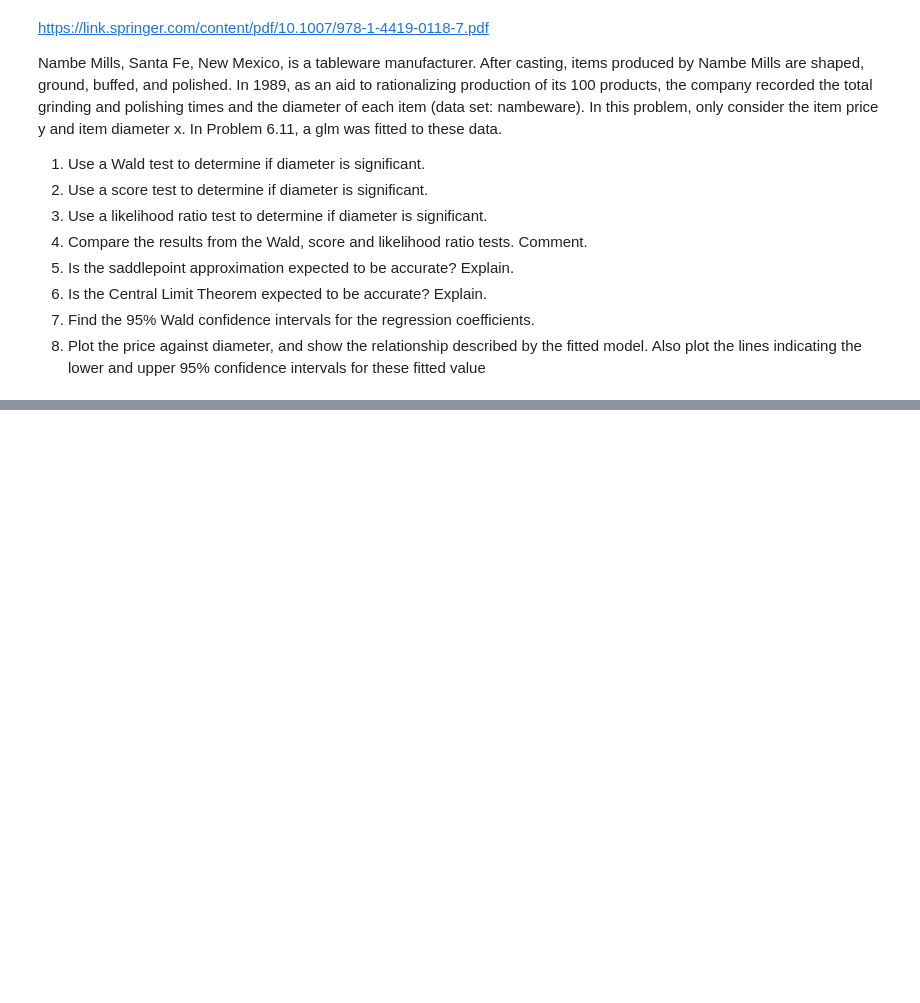
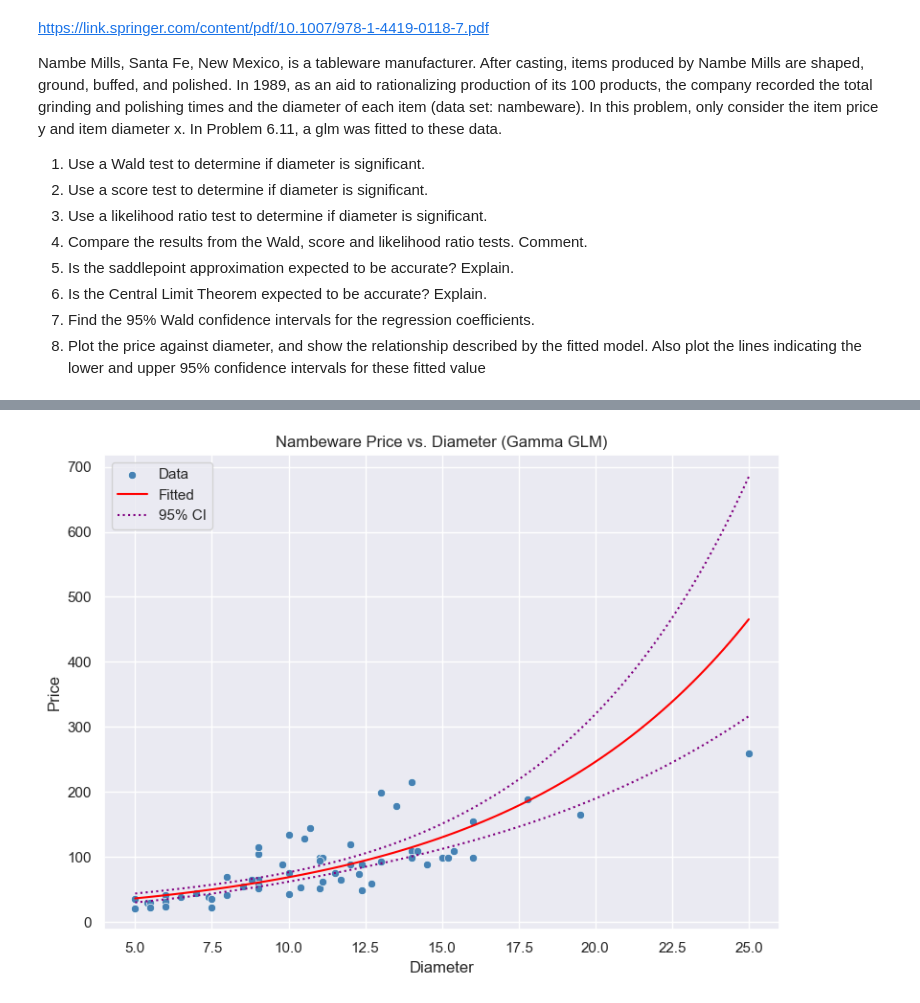
Before and after one commit to gulierus/ZLMA, a Jupyter notebook: 01ZLMA_ex04_GLM_model_testing_and_selection.ipynb, the cells around one changed output, grey strips where cells are left out. Drawn from its saved outputs; the diff is of its cells as text; code cells hidden in the pictures; blank space fills up the shorter version.

```diff
--- a/01ZLMA_ex04_GLM_model_testing_and_selection.ipynb
+++ b/01ZLMA_ex04_GLM_model_testing_and_selection.ipynb
@@ -1008,0 +1667,85 @@ plt.show()
+# %%
+import statsmodels.api as sm
+import statsmodels.formula.api as smf
+
+# Nejdříve si vytvoříme nulový model (model bez prediktoru Diam) pro porovnání
+model_null = smf.glm(formula='Price ~ 1',
+                     data=nambeware,
+                     family=sm.families.Gamma(link=sm.families.links.log())).fit()
+
+# 1. Wald test: Is diameter significant?
+#    (Hint: check the summary z-value and p-value for Diam)
+print("--- 1. Wald test ---")
+# Vytiskne konkrétní Waldův test pro proměnnou Diam
+print(model_full.wald_test('Diam = 0'))
+# (Hodnoty t/z-statistiky a p-hodnoty můžeš také vidět přímo v model_full.summary())
+
+
+# 2. Score (Rao) test
+#    (Hint: use the Anova helper with test='rao')
+print("\n--- 2. Score (Rao) test ---")
+# Využití importované funkce Anova z helpers.py
+print(anova(model_null, model_full, test='rao'))
+
+
+# 3. Likelihood ratio test
+#    (Hint: compare model_null vs model_full using LRT)
+print("\n--- 3. Likelihood ratio test ---")
+# Využití importované funkce Anova pro LRT
+print(anova(model_null, model_full, test='LRT'))
+
+
+# 4. Compare results from all three tests
+print("\n--- 4. Compare results ---")
+print("Všechny tři testy (Wald, Score i LRT) by měly ukazovat velmi nízkou p-hodnotu (blížící se 0).")
+print("To znamená, že zamítáme nulovou hypotézu a potvrzujeme, že průměr ('Diam') je statisticky")
+print("vysoce signifikantním prediktorem ceny ('Price'). Jelikož máme dostatek dat,")
+print("výsledky všech tří asymptotických testů se vzájemně shodují.")
+
+
+# 7. 95% Wald confidence intervals for regression coefficients
+print("\n--- 7. 95% Wald confidence intervals ---")
+print(model_full.conf_int())
+
+# Assuming 'nambeware' DataFrame is already loaded into your environment
+
+# Fit the Gamma GLM (predicting Price from Diameter)
+# A log link is typically used for modeling positive, continuous variables like Price
+model_full = smf.glm(formula='Price ~ Diam',
+                     data=nambeware,
+                     family=sm.families.Gamma(link=sm.families.links.log())).fit()
+
+# Print the model summary to check coefficients and deviance
+print(model_full.summary())
+
+# 7. 95% Wald confidence intervals for regression coefficients
+print("\n--- 95% Wald Confidence Intervals ---")
+print(model_full.conf_int())
+
+# 8. Plot price vs diameter with fitted values and 95% CI
+# Generate 100 evenly spaced points between the min and max diameter
+new_diam = np.linspace(nambeware['Diam'].min(), nambeware['Diam'].max(), 100)
+new_data = pd.DataFrame({'Diam': new_diam})
+
+# Get predictions and confidence intervals
+pred = model_full.get_prediction(new_data)
+pred_summary = pred.summary_frame(alpha=0.05)
+
+# Create the plot
+fig, ax = plt.subplots(figsize=(8, 6))
+sns.scatterplot(x='Diam', y='Price', data=nambeware, ax=ax, label='Data', color='steelblue')
+
+# Plot the fitted line and the confidence bands
+ax.plot(new_diam, pred_summary['mean'], color='red', label='Fitted')
+ax.plot(new_diam, pred_summary['mean_ci_lower'], color='purple', ls=':', label='95% CI')
+ax.plot(new_diam, pred_summary['mean_ci_upper'], color='purple', ls=':')
+
+# Formatting
+ax.set_xlabel('Diameter')
+ax.set_ylabel('Price')
+ax.set_title('Nambeware Price vs. Diameter (Gamma GLM)')
+ax.legend()
+
+plt.tight_layout()
+plt.show()
+# %% [output]
@@ -1008,0 +1769 @@ plt.show()
+[figure, added]
```
Also changed, not shown: parts of 73 cells of this notebook.
